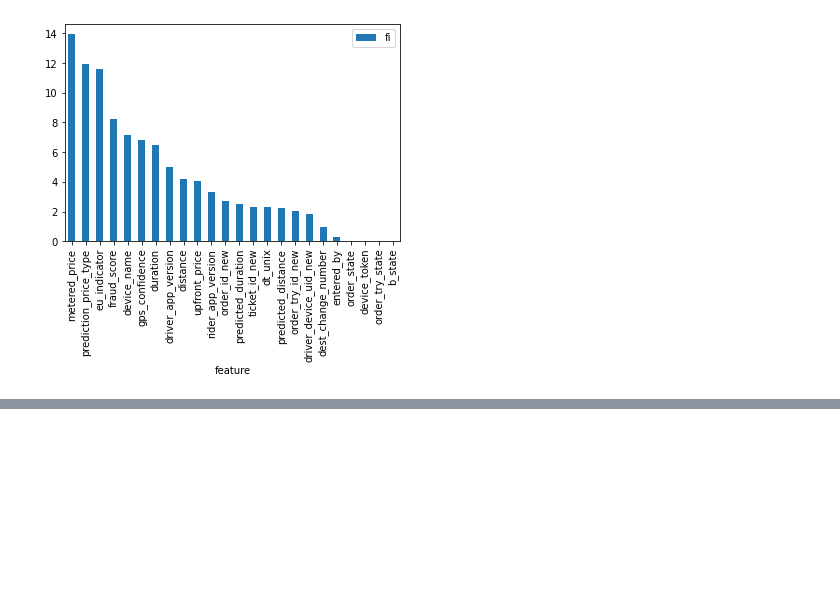
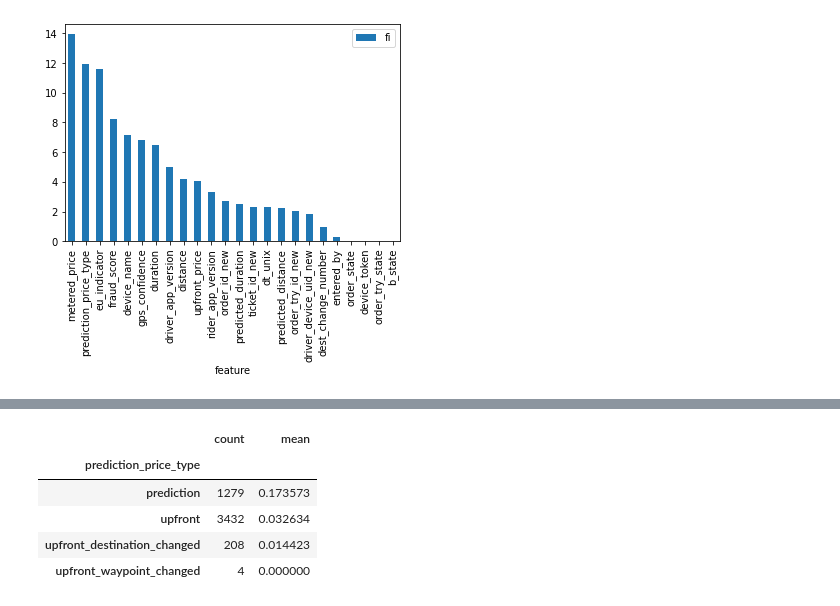
Before and after one commit to Starburned7/data-analytics-projects, a Jupyter notebook: taxi_data_analysis.ipynb, the cells around one changed output, grey strips where cells are left out. Saved outputs shown, nothing was run; the diff lists cells and outputs as text; code cells hidden in the pictures; blank space fills up the shorter version.

```diff
--- a/taxi_data_analysis.ipynb
+++ b/taxi_data_analysis.ipynb
@@ -407,0 +449,9 @@ fi.sort_values('fi',ascending=False).set_index('feature').plot(kind='bar');
+# %%
+df.groupby('prediction_price_type')['overpaid_ride_ticket'].agg(['count','mean'])
+# %% [output]
+|  | count | mean |
+| prediction_price_type |  |  |
+| prediction | 1279 | 0.173573 |
+| upfront | 3432 | 0.032634 |
+| upfront_destination_changed | 208 | 0.014423 |
+| upfront_waypoint_changed | 4 | 0.000000 |
```
Also changed, not shown: parts of 5 cells of this notebook.
